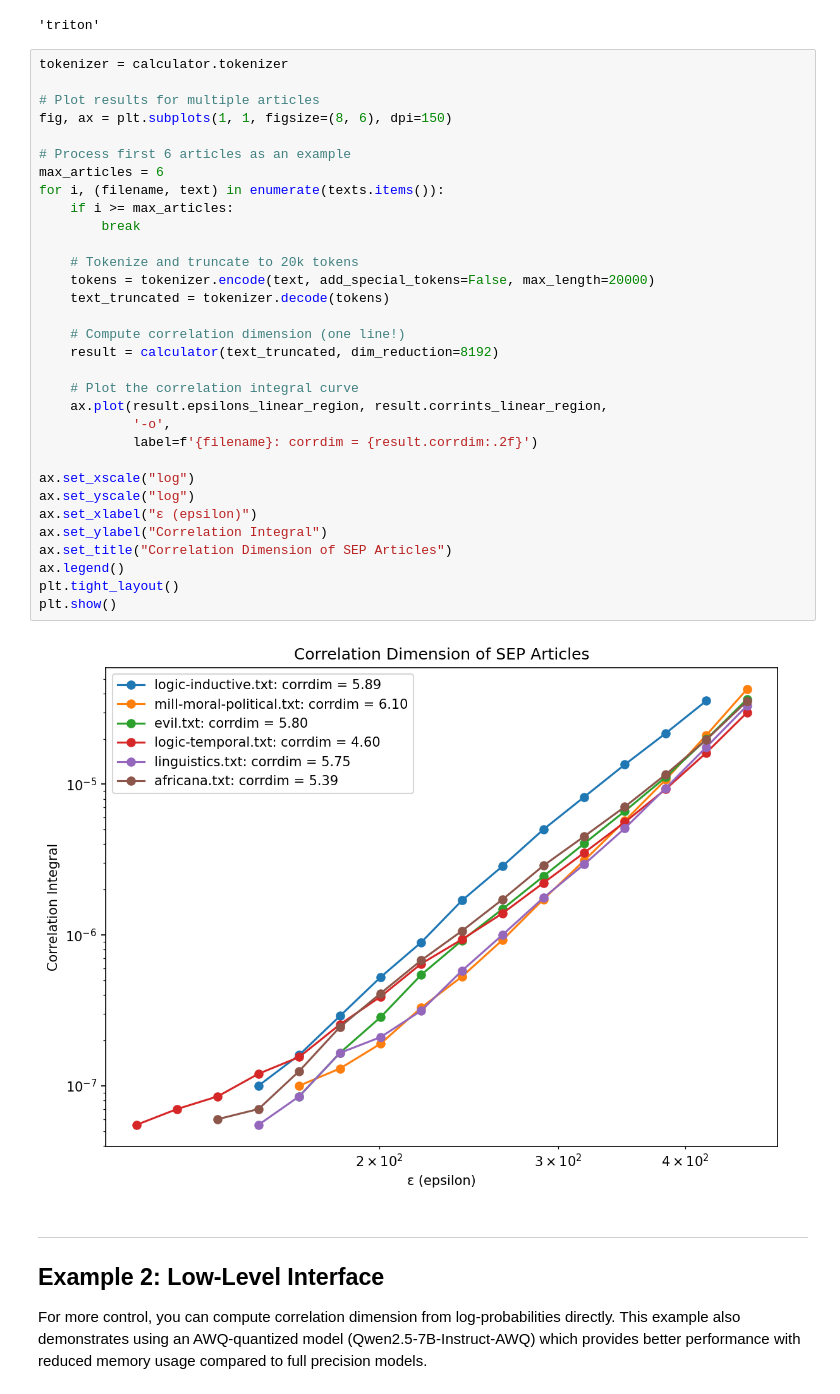
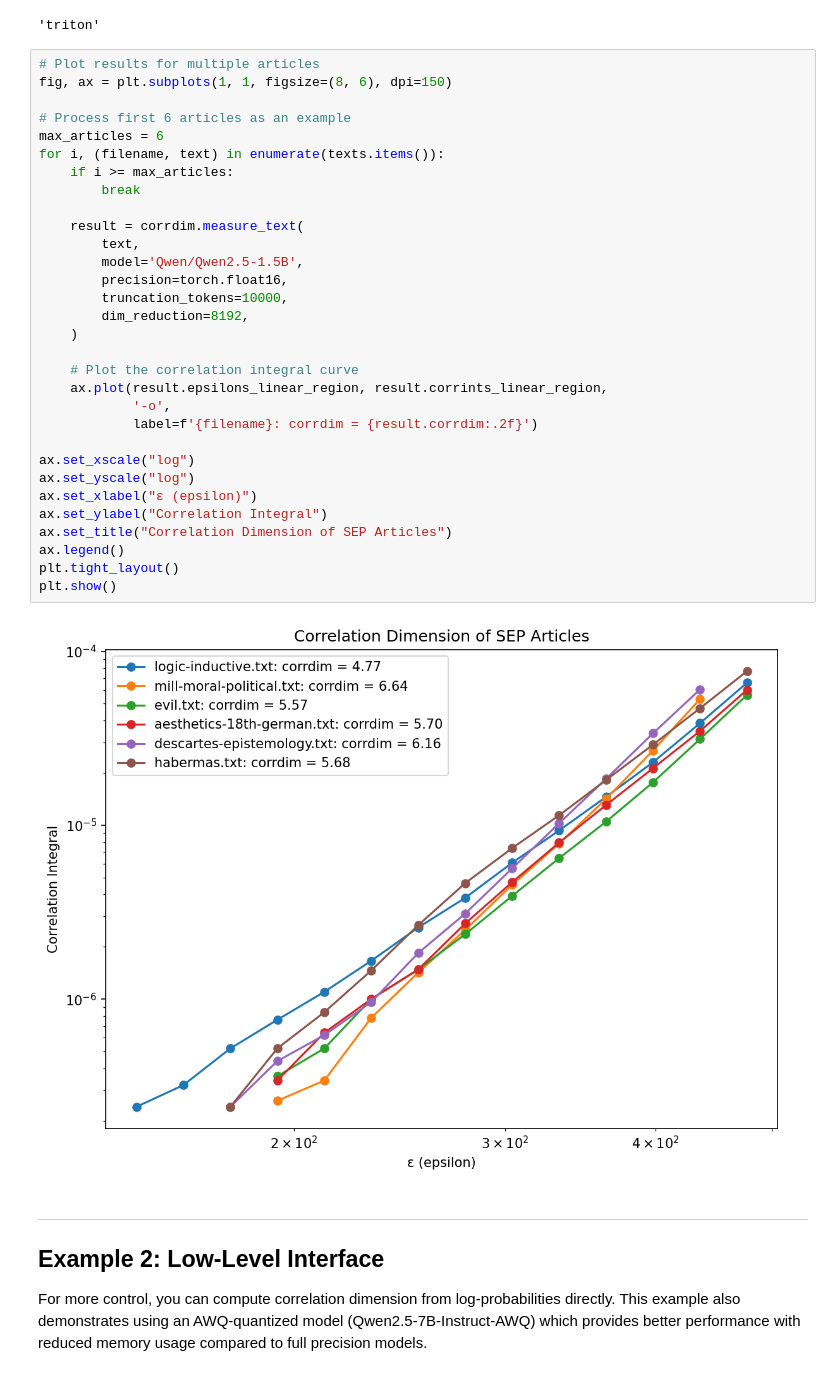
Before and after one commit to kduxin/corrdim, a Jupyter notebook: examples/basic_usage.ipynb, the cells around one changed output. Drawn from its saved outputs; the diff is of its cells as text.

```diff
--- a/examples/basic_usage.ipynb
+++ b/examples/basic_usage.ipynb
@@ -63,39 +56,38 @@ corrdim.set_corrint_backend("triton")
 # %% [output]
 'triton'
 # %%
-tokenizer = calculator.tokenizer
-
 # Plot results for multiple articles
 fig, ax = plt.subplots(1, 1, figsize=(8, 6), dpi=150)
 
 # Process first 6 articles as an example
 max_articles = 6
 for i, (filename, text) in enumerate(texts.items()):
     if i >= max_articles:
         break
 
-    # Tokenize and truncate to 20k tokens
-    tokens = tokenizer.encode(text, add_special_tokens=False, max_length=20000)
-    text_truncated = tokenizer.decode(tokens)
-
-    # Compute correlation dimension (one line!)
-    result = calculator(text_truncated, dim_reduction=8192)
+    result = corrdim.measure_text(
+        text,
+        model='Qwen/Qwen2.5-1.5B',
+        precision=torch.float16,
+        truncation_tokens=10000,
+        dim_reduction=8192,
+    )
 
     # Plot the correlation integral curve
     ax.plot(result.epsilons_linear_region, result.corrints_linear_region,
             '-o',
             label=f'{filename}: corrdim = {result.corrdim:.2f}')
 
 ax.set_xscale("log")
 ax.set_yscale("log")
 ax.set_xlabel("ε (epsilon)")
 ax.set_ylabel("Correlation Integral")
 ax.set_title("Correlation Dimension of SEP Articles")
 ax.legend()
 plt.tight_layout()
 plt.show()
 # %% [output]
-[figure, old version]
+[figure, new version]
 # %% [markdown]
 ---
 
```
Also changed, not shown: parts of 13 cells of this notebook, 31 other files.
